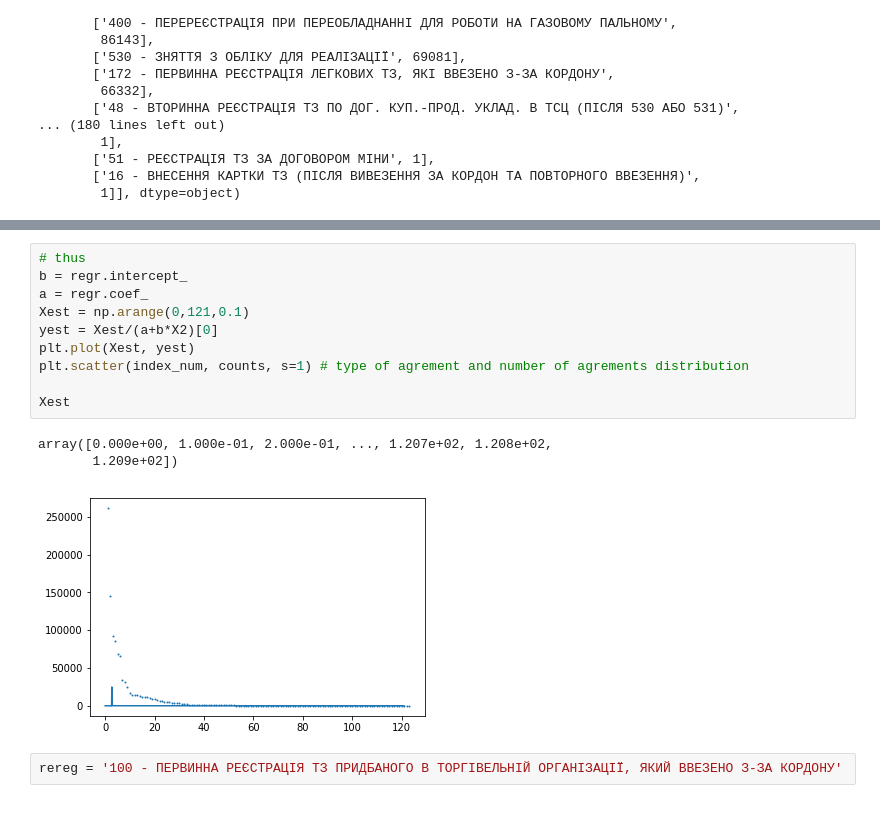
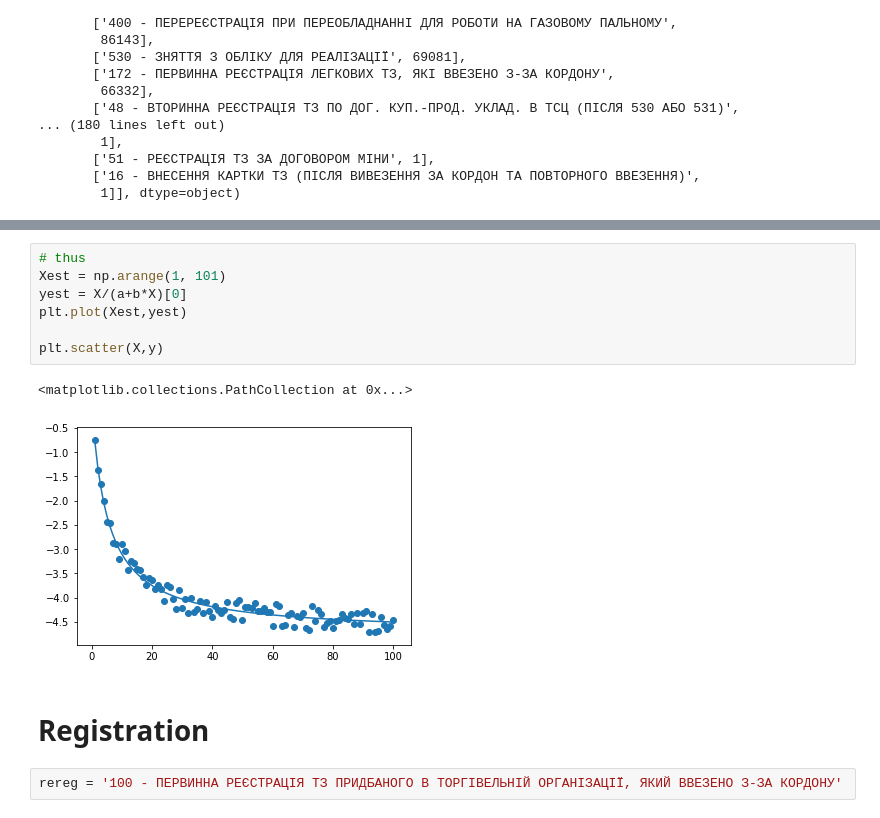
Before and after one commit to artemii-yanushevskyi/Interviews-preparation, a Jupyter notebook: Pandas.ipynb, the cells around one changed output, grey strips where cells are left out. Drawn from its saved outputs; the diff is of its cells as text.

```diff
--- a/Pandas.ipynb
+++ b/Pandas.ipynb
@@ -255,17 +312,15 @@ plt.scatter(X_r, y_r)
 # %%
 # thus
-b = regr.intercept_
-a = regr.coef_
-Xest = np.arange(0,121,0.1)
-yest = Xest/(a+b*X2)[0]
-plt.plot(Xest, yest)
-plt.scatter(index_num, counts, s=1) # type of agrement and number of agrements distribution
+Xest = np.arange(1, 101)
+yest = X/(a+b*X)[0]
+plt.plot(Xest,yest)
 
-Xest
+plt.scatter(X,y)
 # %% [output]
-array([0.000e+00, 1.000e-01, 2.000e-01, ..., 1.207e+02, 1.208e+02,
-       1.209e+02])
+<matplotlib.collections.PathCollection at 0x...>
-[figure, old version]
+[figure, new version]
+# %% [markdown]
+# Registration
 # %%
 rereg = '100 - ПЕРВИННА РЕЄСТРАЦIЯ ТЗ ПРИДБАНОГО В ТОРГІВЕЛЬНІЙ ОРГАНІЗАЦІЇ, ЯКИЙ ВВЕЗЕНО З-ЗА КОРДОНУ'
 # %%
```
Also changed, not shown: parts of 56 cells of this notebook, 1 other file.
